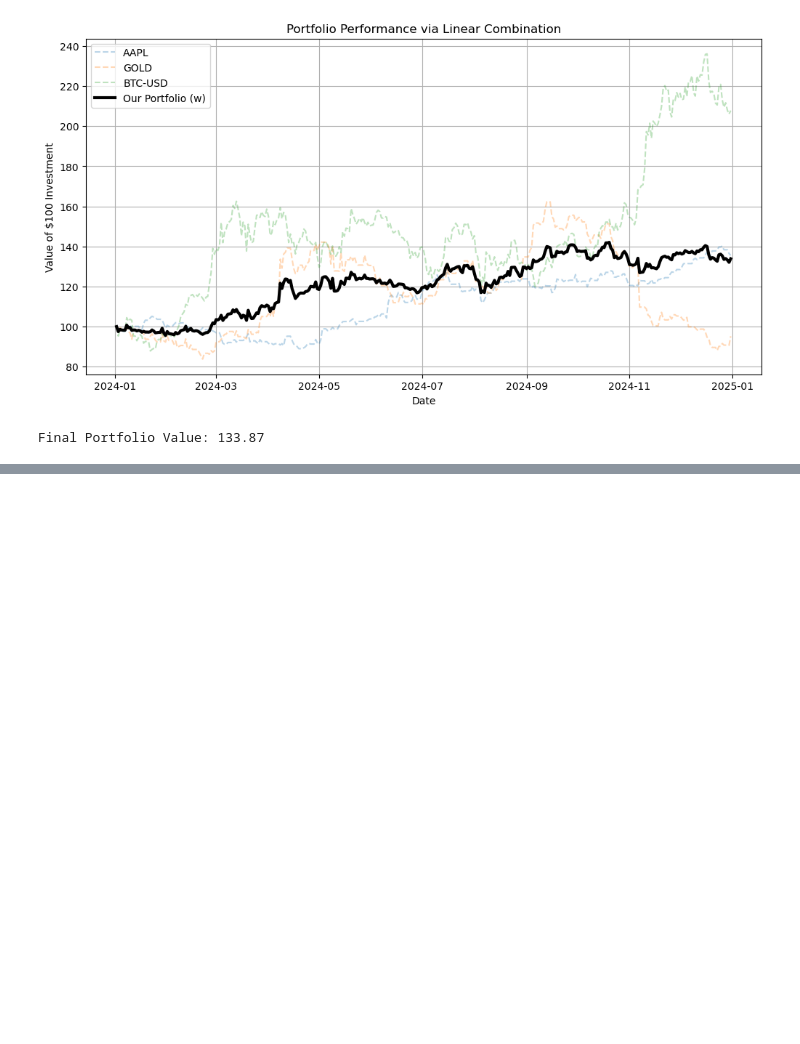
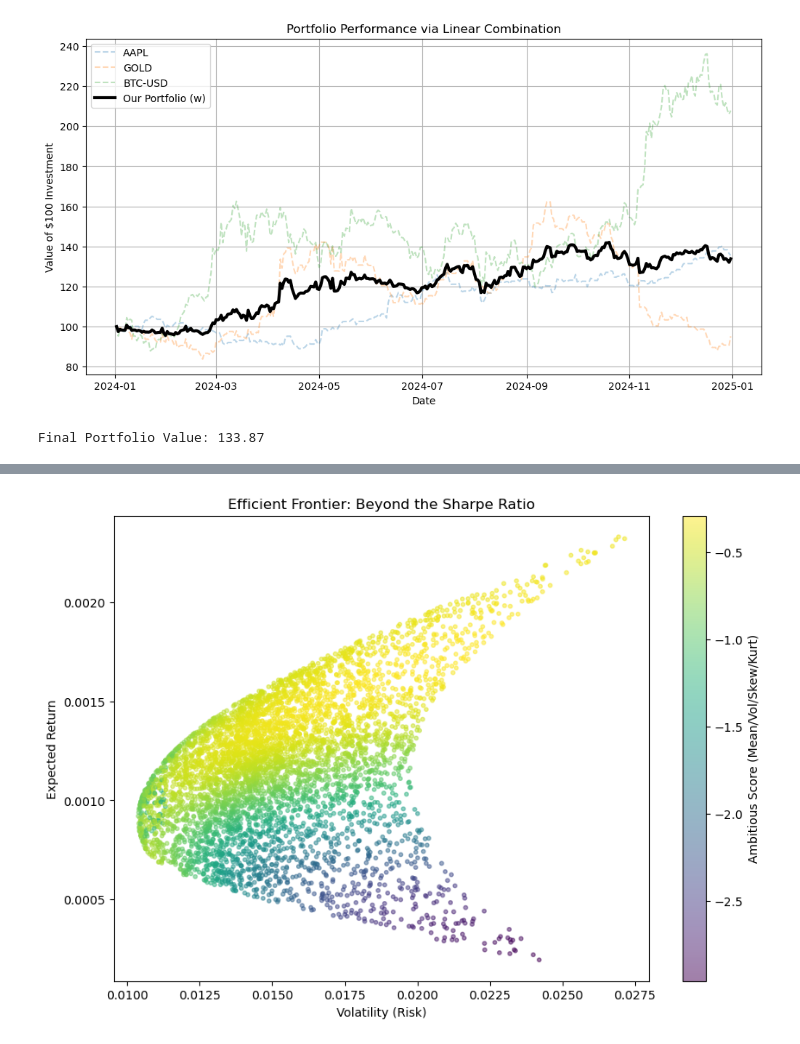
Before and after one commit to Nikovts/math-for-finance-project, a Jupyter notebook: main.ipynb, the cells around one changed output, grey strips where cells are left out. Saved outputs shown, nothing was run; the diff lists cells and outputs as text; code cells hidden in the pictures; blank space fills up the shorter version.

Commit message:
Monte Carlo Simulation

```diff
--- a/main.ipynb
+++ b/main.ipynb
@@ -124,3 +124,77 @@ AAPL          0.000904             0.011736  0.708124   6.787698
 BTC-USD       0.002399             0.028006  0.500723   2.000609
 GOLD          0.000170             0.024810  0.797691  15.251049
 [figure]
+# %%
+# -- Monte Carlo Simulation --
+num_portfolios = 5000
+results = np.zeros((7, num_portfolios)) # Row for: Mean, Vol, Skew, Kurt, Sharpe, Score, and Weights pointer
+
+# Create an empty list or array to store the actual weights for each run
+all_weights = np.zeros((num_portfolios, len(assets)))
+
+# Risk Aversion Coefficients (Can adjust these to change the 'Math Strategy')
+lambda_var = 0.5   # Penalty for Volatility
+lambda_skew = 0.1  # Reward for Positive Skewness (Right-leaning returns)
+lambda_kurt = 0.2  # Penalty for Kurtosis (Extreme tail risk)
+
+# Convert returns to a numpy array for speed
+returns_arr = returns.values
+
+for i in range(num_portfolios):
+    # 1. Generate Random Weight Vector (Linear Algebra)
+    w = np.random.random(len(assets))
+    w /= np.sum(w) # Normalize so sum = 1.0
+    all_weights[i,:] = w
+
+    # 2. Calculate Portfolio Returns Vector
+    p_returns = np.dot(returns_arr, w)
+
+    # 3. Calculate 4 Statistical Moments (Advanced Features)
+    p_mean = np.mean(p_returns)
+    p_std = np.std(p_returns)
+    p_skew = pd.Series(p_returns).skew()
+    p_kurt = pd.Series(p_returns).kurtosis()
+
+    # 4. Standard Sharpe Ratio (The 'Simple' Metric)
+    sharpe = p_mean / p_std if p_std != 0 else 0
+
+    # 5. Ambitious 'Score' (Including Higher Moments)
+    #  add Skewness and subtract Kurtosis
+    score = p_mean - (lambda_var * p_std) + (lambda_skew * p_skew) - (lambda_kurt * p_kurt)
+
+    # Store results
+    results[0,i] = p_mean
+    results[1,i] = p_std
+    results[2,i] = p_skew
+    results[3,i] = p_kurt
+    results[4,i] = sharpe
+    results[5,i] = score
+
+
+# --- Visualization: The Modern Efficient Frontier ---
+plt.figure(figsize=(10, 7))
+
+# Color the dots
+plt.scatter(results[1,:], results[0,:], c=results[5,:], cmap='viridis', marker='o', s=10, alpha=0.5)
+plt.colorbar(label='Score (Mean/Vol/Skew/Kurt)')
+plt.xlabel('Volatility (Risk)')
+plt.ylabel('Expected Return')
+plt.title('Efficient Frontier')
+plt.show()
+
+# Find the best portfolio by our Score
+best_idx = np.argmax(results[5,:])
+best_weights = all_weights[best_idx,:]
+
+print("="*30)
+print(" OPTIMAL WEIGHT VECTOR ")
+print("="*30)
+for asset, weight in zip(assets, best_weights):
+    print(f"{asset:10}: {weight*100:.2f}%")
+
+print("-" * 30)
+print(f"Total Sum: {np.sum(best_weights):.1f}")
+print(f"Best Portfolio Score: {results[5,best_idx]:.6f}")
+print(f"Standard Sharpe at this point: {results[4,best_idx]:.6f}")
+# %% [output]
+[figure, added]
```
Also changed, not shown: parts of 2 cells of this notebook.
